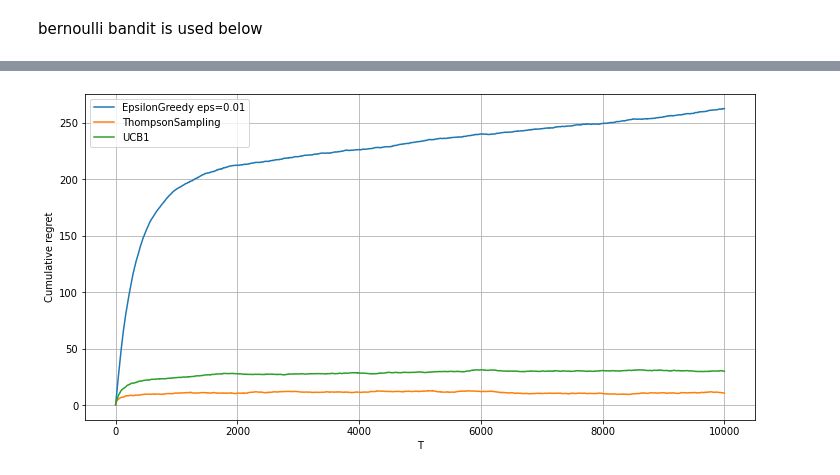
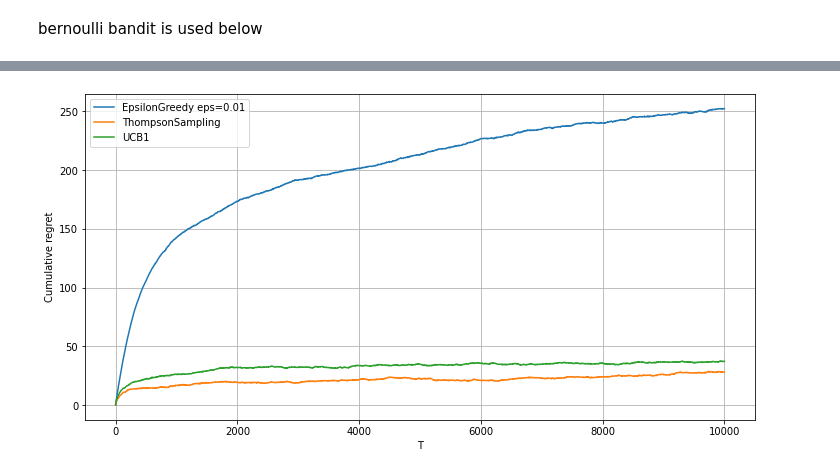
Before and after one commit to thxi/hse_thesis, a Jupyter notebook: notebooks/SimpleBandits.ipynb, the cells around one changed output, grey strips where cells are left out. Cells and saved outputs as stored; diff of their text form; code cells hidden in the pictures.

Commit message:
rewrite simple bandits to use gym

```diff
--- a/notebooks/SimpleBandits.ipynb
+++ b/notebooks/SimpleBandits.ipynb
@@ -72,8 +31,0 @@ plt.grid()
-# %%
-fig,axs=plt.subplots(figsize=(12, 6))
-ts = np.arange(T)
-for name, regret in agent_to_regret.items():
-    sns.lineplot(x=ts, y=np.cumsum(np.mean(regret, axis=0)), label=name)
-plt.xlabel('T')
-plt.ylabel('Cumulative regret')
-plt.grid();
@@ -92,22 +38,29 @@ K = 5
 eps = 1e-2# probability of exploration
 alpha = 1
 # %%
-def simulate_agent(agent_tuple, rng_seed=1):
-    np.random.seed(rng_seed+1)
-    bandit = BernoulliBandit(probs=probs)
+def simulate_agent(T, K, agent_tuple, rng_seed=1):
+    np.random.seed(rng_seed)
+    probs = np.random.uniform(0, 1, size=K)
+    env = BernoulliBanditEnv(probs=probs)
 
     name, agent_func = agent_tuple
-    agent = agent_func(bandit)
+    agent = agent_func(env)
+    observation = env.reset()  # initial observation
+    reward_history = []
+    for _ in range(T):
+        action = agent.get_action(observation)
+        observation, reward, done, info = env.step(action)
+        reward_history.append(reward)
+        agent.update_estimates(action, observation, reward)
+    env.close()
 
-    for t in range(T):
-        agent.take_action()
-    regret = np.max(probs) - agent.reward_history
+    regret = np.cumsum(np.max(env.max_reward) - reward_history)
     return rng_seed, name, regret
 # %%
 agent_funcs = [
-    (f"EpsilonGreedy {eps=}", lambda bandit: EpsilonGreedyAgent(bandit=bandit, eps=eps)),
-    ("UCB1", lambda bandit: UCB1Agent(bandit=bandit, alpha=alpha)),
-    ("ThompsonSampling", lambda bandit: ThompsonSamplingBetaAgent(bandit=bandit)),
+    (f"EpsilonGreedy {eps=}", lambda env: EpsilonGreedyAgent(eps=eps, num_arms=env.action_space.n)),
+    ("UCB1", lambda env: UCB1Agent(alpha=alpha, num_arms=env.action_space.n)),
+    ("ThompsonSampling", lambda env: ThompsonSamplingBetaAgent(num_arms=env.action_space.n)),
 ]
 
 Ns = np.arange(N_SIMULATIONS)
@@ -117,7 +70,7 @@ n_jobs = 8
 verbose = False
 
 results = Parallel(n_jobs=n_jobs, backend='loky', verbose=verbose)(
-    delayed(simulate_agent)(agent_tuple, n_simulation) for n_simulation, agent_tuple in tqdm(combinations))
+    delayed(simulate_agent)(T, K, agent_tuple, n_simulation) for n_simulation, agent_tuple in tqdm(combinations))
 # %%
 results_df = pd.DataFrame(results, columns=['simulation', 'algorithm', 'regret'])
 # %%
@@ -134,10 +87,10 @@ agent_to_regret = results_df.groupby('algorithm').apply(lambda x: np.array(x['re
 # %%
 fig,axs=plt.subplots(figsize=(12, 6))
 ts = np.arange(T)
 for name, regret in agent_to_regret.items():
-    sns.lineplot(x=ts, y=np.cumsum(np.mean(regret, axis=0)), label=name)
+    sns.lineplot(x=ts, y=np.mean(regret, axis=0), label=name)
 plt.xlabel('T')
 plt.ylabel('Cumulative regret')
 plt.grid();
 # %% [output]
-[figure, old version]
+[figure, new version]
```
Also changed, not shown: parts of 11 cells of this notebook, 4 other files.
